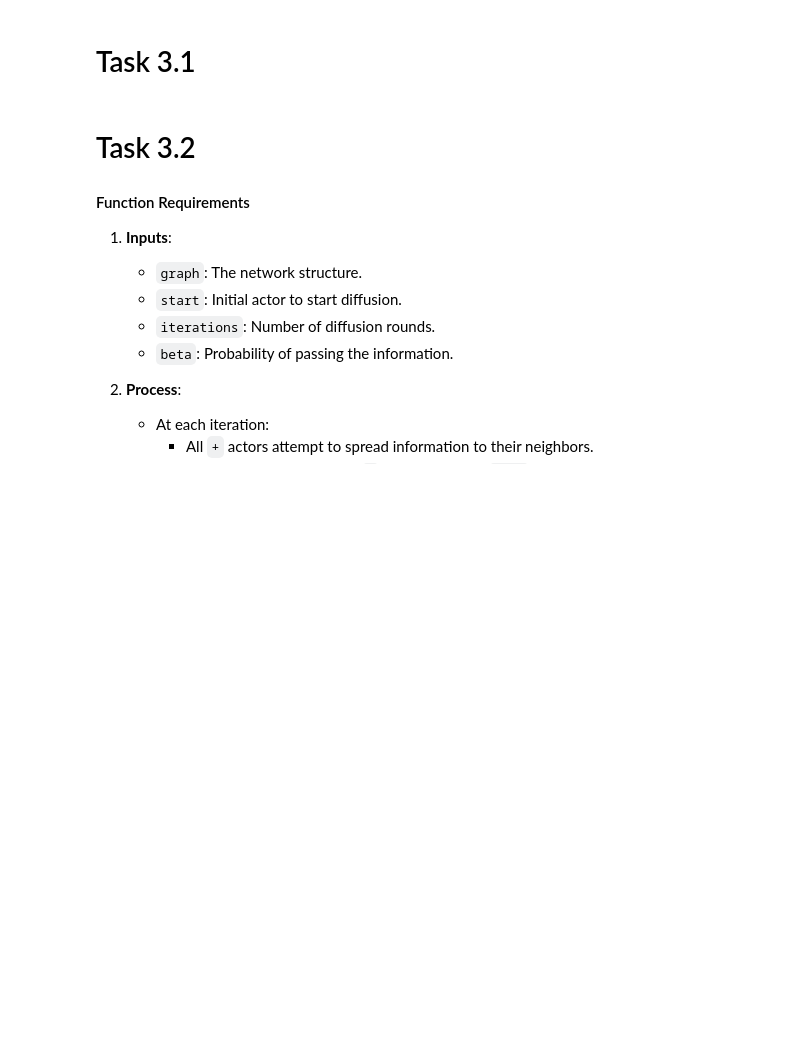
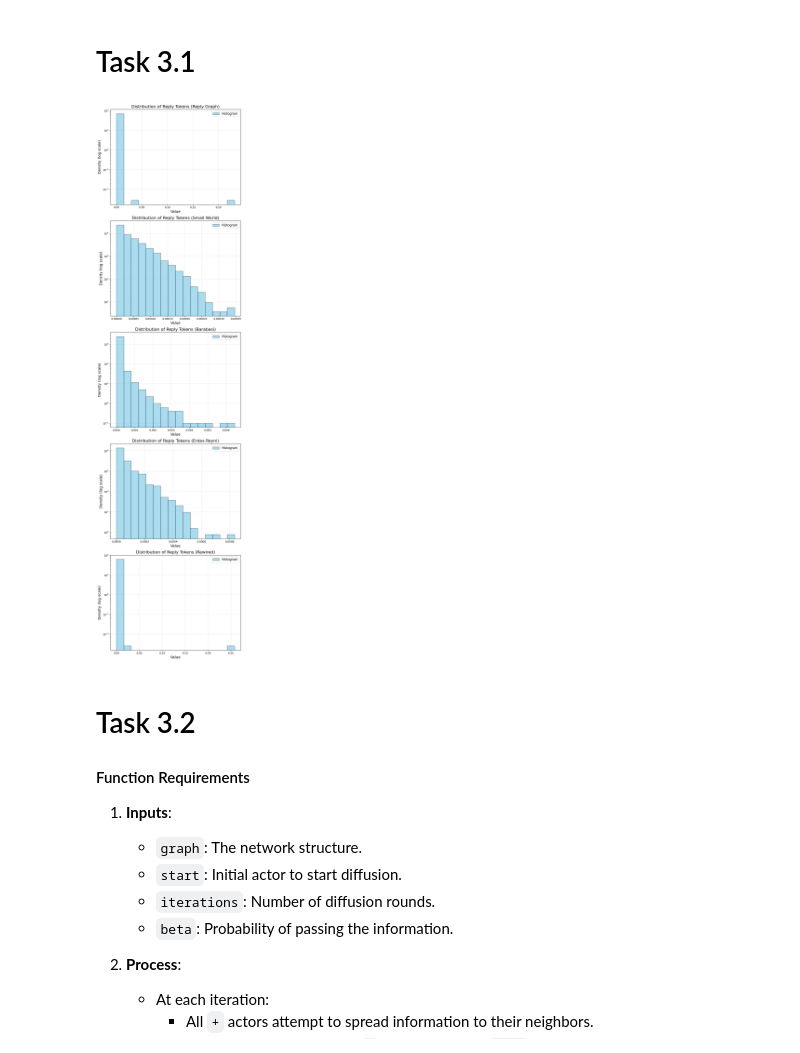
Before and after one commit to vaughankraska/social_data_mining, a Jupyter notebook: src/labs/social_network_analysis/finn_t3.ipynb, the cells around one changed output. Drawn from its saved outputs; the diff is of its cells as text; code cells hidden in the pictures; blank space fills up the shorter version.

Commit message:
basically done with part 3
just gotta make some graphs

```diff
--- a/src/labs/social_network_analysis/finn_t3.ipynb
+++ b/src/labs/social_network_analysis/finn_t3.ipynb
@@ -92,3 +65,48 @@ plt.show()
+# %%
+order = g.vcount()
+# Small World Graph
+nei = round(g.average_path_length())
+swg = ig.Graph.Watts_Strogatz(dim=1, size=order, nei=nei, p=0.16)
+swg.vs["token_ratios"] = random_walk(swg, swg.vs[starting_index], iterations = 2 * order)
+# Erdos Reyni
+p = g.ecount() / (order * (order - 1) / 2)
+erg = ig.Graph.Erdos_Renyi(n=order, p=p)
+erg.vs["token_ratios"] = random_walk(erg, erg.vs[starting_index], iterations = 2 * order)
+# Barabasi
+avg_degree = g.ecount() / order
+m = round(avg_degree)
+bag = ig.Graph.Barabasi(n=order, m=m)
+bag.vs["token_ratios"] = random_walk(bag, bag.vs[starting_index], iterations = 2 * order)
+# Rewired
+rewired = g.copy()
+rewired.rewire()
+rewired.vs["token_ratios"] = random_walk(rewired, rewired.vs[starting_index], iterations = 2 * order)
+# %%
+datasets = {
+    "Reply Graph": g.vs["token_ratios"],
+    "Small World": swg.vs["token_ratios"],
+    "Barabasi": bag.vs["token_ratios"],
+    "Erdos Reyni": erg.vs["token_ratios"],
+    "Rewired": rewired.vs["token_ratios"],
+}
+
+num_datasets = len(datasets)
+fig, axes = plt.subplots(nrows=num_datasets, ncols=1, figsize=(8, 6 * num_datasets))
+for ax, (label, data) in zip(axes, datasets.items()):
+    ax.hist(data, bins=16, density=True, color="skyblue", edgecolor="black", alpha=0.7, label="Histogram")
+
+    ax.set_title(f"Distribution of Reply Tokens ({label})", fontsize=16)
+    ax.set_xlabel("Value", fontsize=14)
+    ax.set_yscale("log")
+    ax.set_ylabel("Density (log scale)", fontsize=14)
+
+    ax.legend(fontsize=12)
+    ax.grid(alpha=0.3)
+
+plt.tight_layout()
+plt.show()
+# %% [output]
+[figure, added]
 # %% [markdown]
 # Task 3.2
 #### Function Requirements
```
Also changed, not shown: parts of 10 cells of this notebook, 5 other files.
